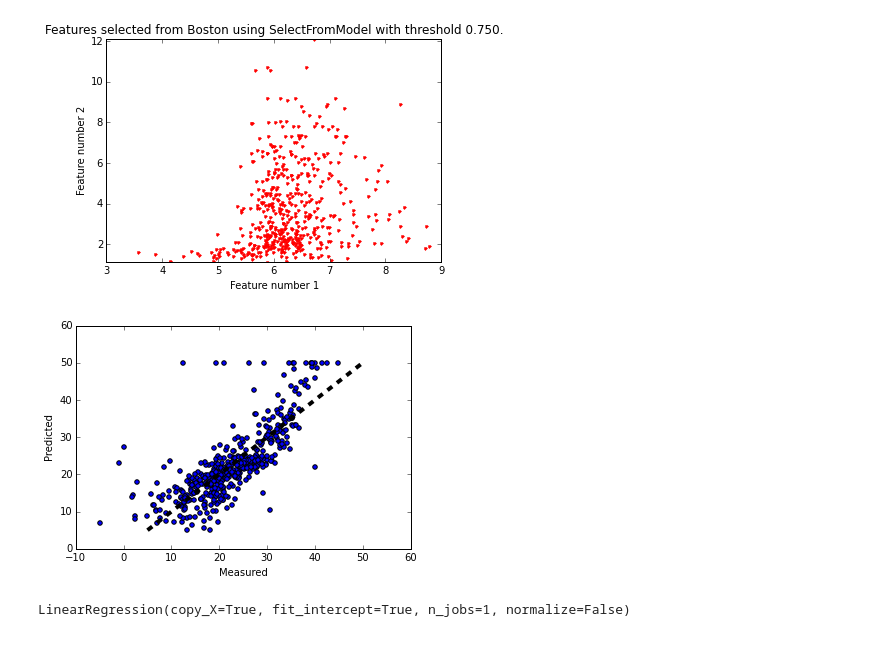
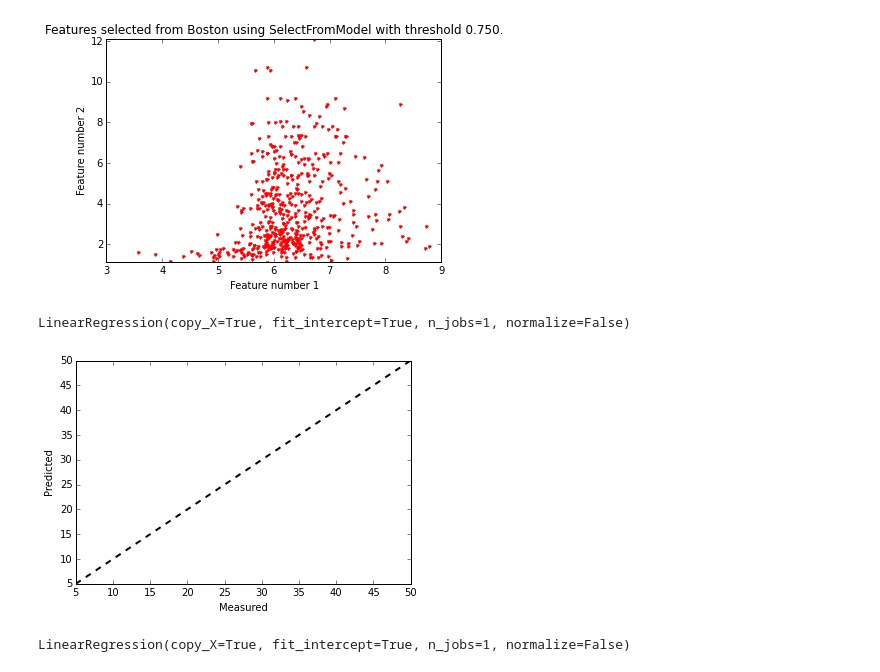
Before and after one commit to cynthia50131/sci-computing, a Jupyter notebook: Untitled.ipynb, the cells around one changed output. Drawn from its saved outputs; the diff is of its cells as text; code cells hidden in the pictures.

```diff
--- a/Untitled.ipynb
+++ b/Untitled.ipynb
@@ -52,18 +52,8 @@ import matplotlib.pyplot as plt
 lr = linear_model.LinearRegression()
 boston = datasets.load_boston()
 y = boston.target
-X=boston.data
-
-# cross_val_predict returns an array of the same size as `y` where each entry
-# is a prediction obtained by cross validated:
-predicted = cross_val_predict(lr, boston.data, y, cv=10)
-
-fig, ax = plt.subplots()
-ax.scatter(predicted, y)
-#ax.plot(20,20,'ro')
-ax.plot([y.min(), y.max()], [y.min(), y.max()], 'k--', lw=4)
-ax.set_xlabel('Measured')
-ax.set_ylabel('Predicted')
-plt.show()
+X = boston.data
+testX=boston.data[3]
+lr.fit(X,y)
 # %% [output]
-[figure, removed]
+LinearRegression(copy_X=True, fit_intercept=True, n_jobs=1, normalize=False)
@@ -70,3 +65,13 @@ plt.show()
+# %%
+fig, ax = plt.subplots()
+#ax.scatter(predicted, y)
+#ax.plot(testY,testY,'ro',lw=5)
+ax.plot([y.min(), y.max()], [y.min(), y.max()], 'k--', lw=2)
+ax.set_xlabel('Measured')
+ax.set_ylabel('Predicted')
+plt.show()
+# %% [output]
+[figure, added]
 # %%
 lr.fit(X,y)
 # %% [output]
```
Also changed, not shown: parts of 1 cell of this notebook, 6 other files.
